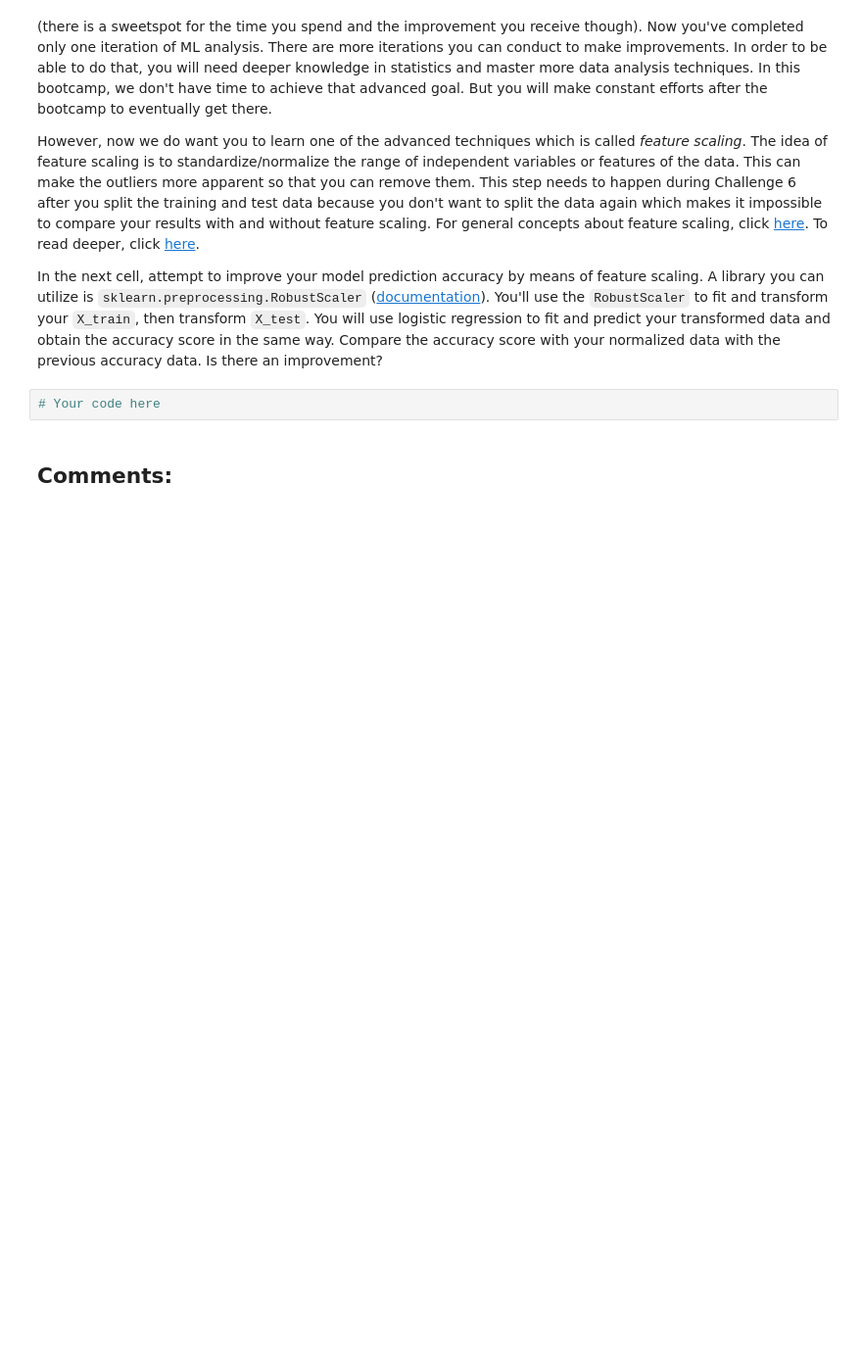
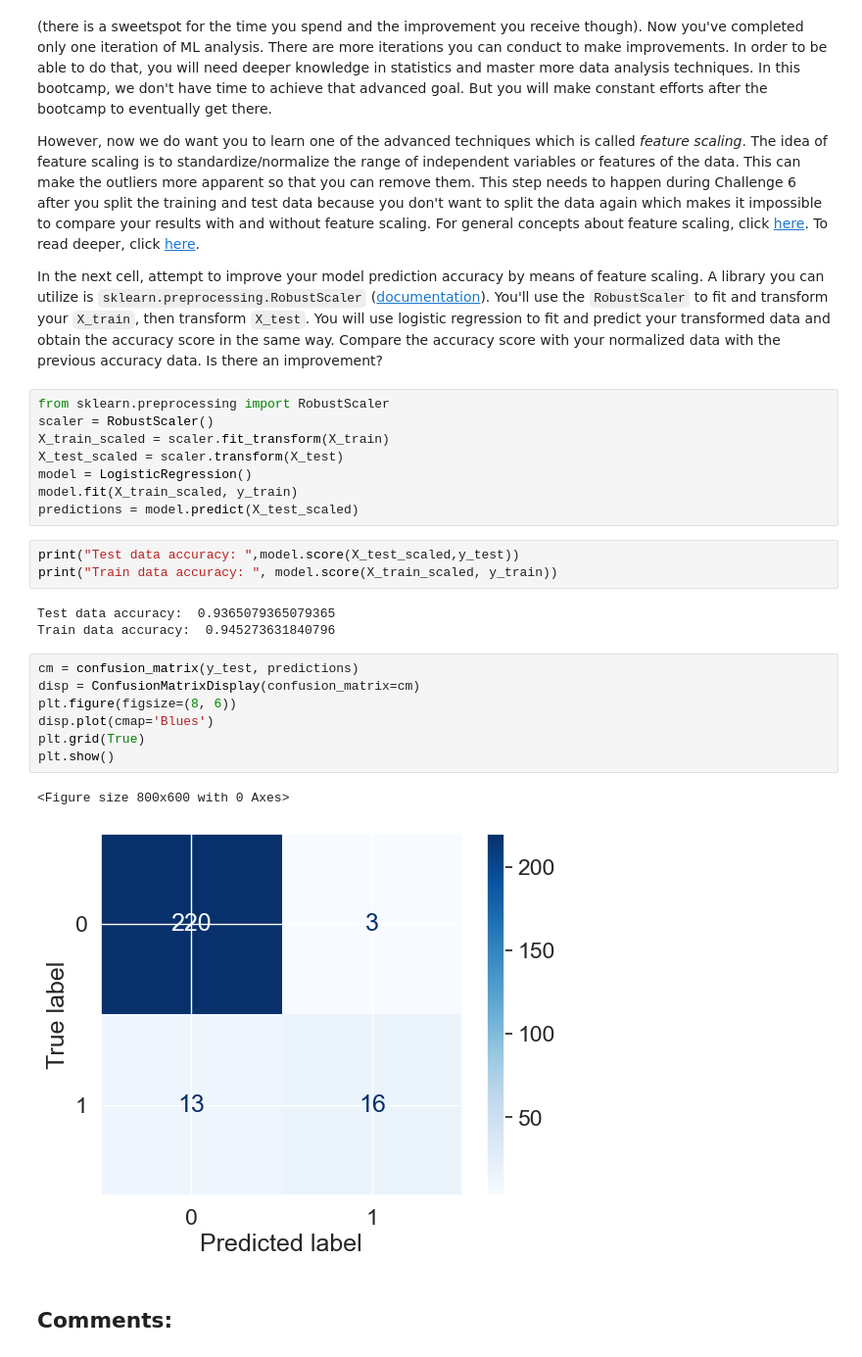
Before and after one commit to Bumbledebee/lab-supervised-learning-en, a Jupyter notebook: your-code/main.ipynb, the cells around one changed output. Shown: that part at 98% size. Drawn from its saved outputs; the diff is of its cells as text; blank space fills up the shorter version.

```diff
--- a/your-code/main.ipynb
+++ b/your-code/main.ipynb
@@ -849,8 +937,30 @@ Problem-solving in machine learning is iterative. You can improve your model pre
 However, now we do want you to learn one of the advanced techniques which is called *feature scaling*. The idea of feature scaling is to standardize/normalize the range of independent variables or features of the data. This can make the outliers more apparent so that you can remove them. This step needs to happen during Challenge 6 after you split the training and test data because you don't want to split the data again which makes it impossible to compare your results with and without feature scaling. For general concepts about feature scaling, click [here](https://en.wikipedia.org/wiki/Feature_scaling). To read deeper, click [here](https://medium.com/greyatom/why-how-and-when-to-scale-your-features-4b30ab09db5e).
 
 In the next cell, attempt to improve your model prediction accuracy by means of feature scaling. A library you can utilize is `sklearn.preprocessing.RobustScaler` ([documentation](https://scikit-learn.org/stable/modules/generated/sklearn.preprocessing.RobustScaler.html)). You'll use the `RobustScaler` to fit and transform your `X_train`, then transform `X_test`. You will use logistic regression to fit and predict your transformed data and obtain the accuracy score in the same way. Compare the accuracy score with your normalized data with the previous accuracy data. Is there an improvement?
-# %%
-# Your code here
+# %%
+from sklearn.preprocessing import RobustScaler
+scaler = RobustScaler()
+X_train_scaled = scaler.fit_transform(X_train)
+X_test_scaled = scaler.transform(X_test)
+model = LogisticRegression()
+model.fit(X_train_scaled, y_train)
+predictions = model.predict(X_test_scaled)
+# %%
+print("Test data accuracy: ",model.score(X_test_scaled,y_test))
+print("Train data accuracy: ", model.score(X_train_scaled, y_train))
+# %% [output]
+Test data accuracy:  0.9365079365079365
+Train data accuracy:  0.945273631840796
+# %%
+cm = confusion_matrix(y_test, predictions)
+disp = ConfusionMatrixDisplay(confusion_matrix=cm)
+plt.figure(figsize=(8, 6))
+disp.plot(cmap='Blues')
+plt.grid(True)
+plt.show()
+# %% [output]
+<Figure size 800x600 with 0 Axes>
+[figure, added]
 # %% [markdown]
 ## Comments:
 # %% [markdown]
```
Also changed, not shown: parts of 25 cells of this notebook.
